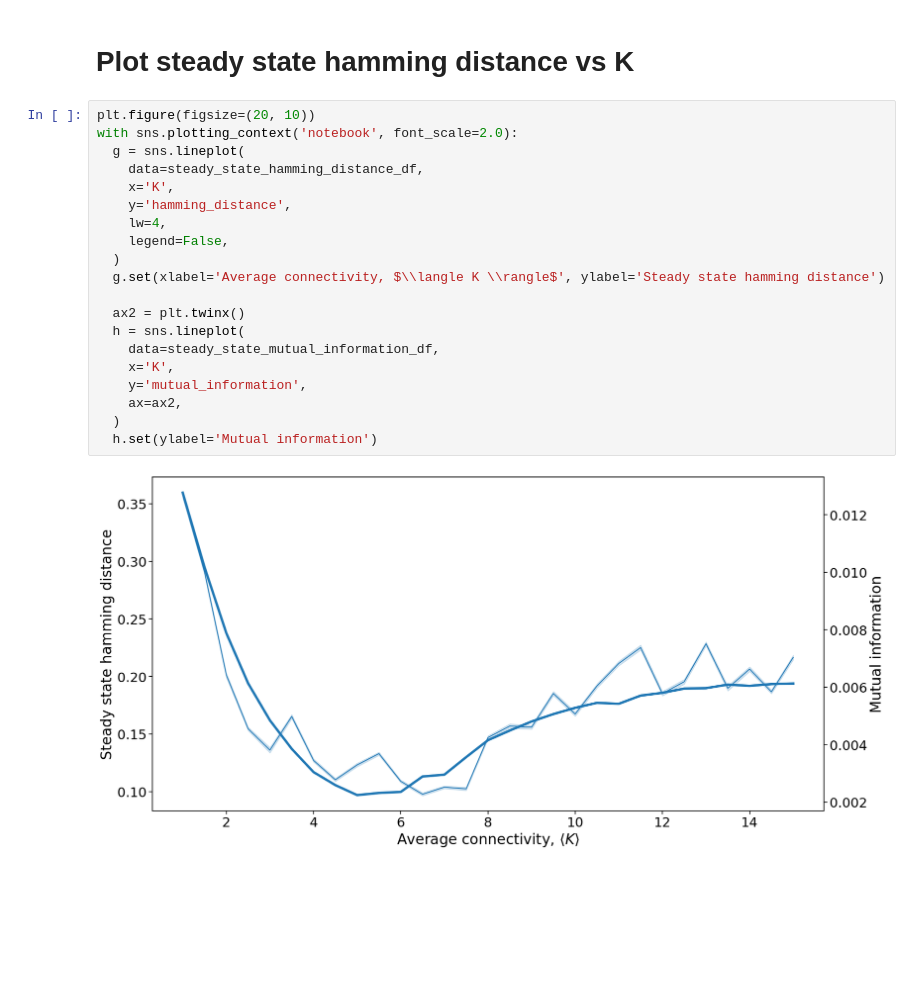
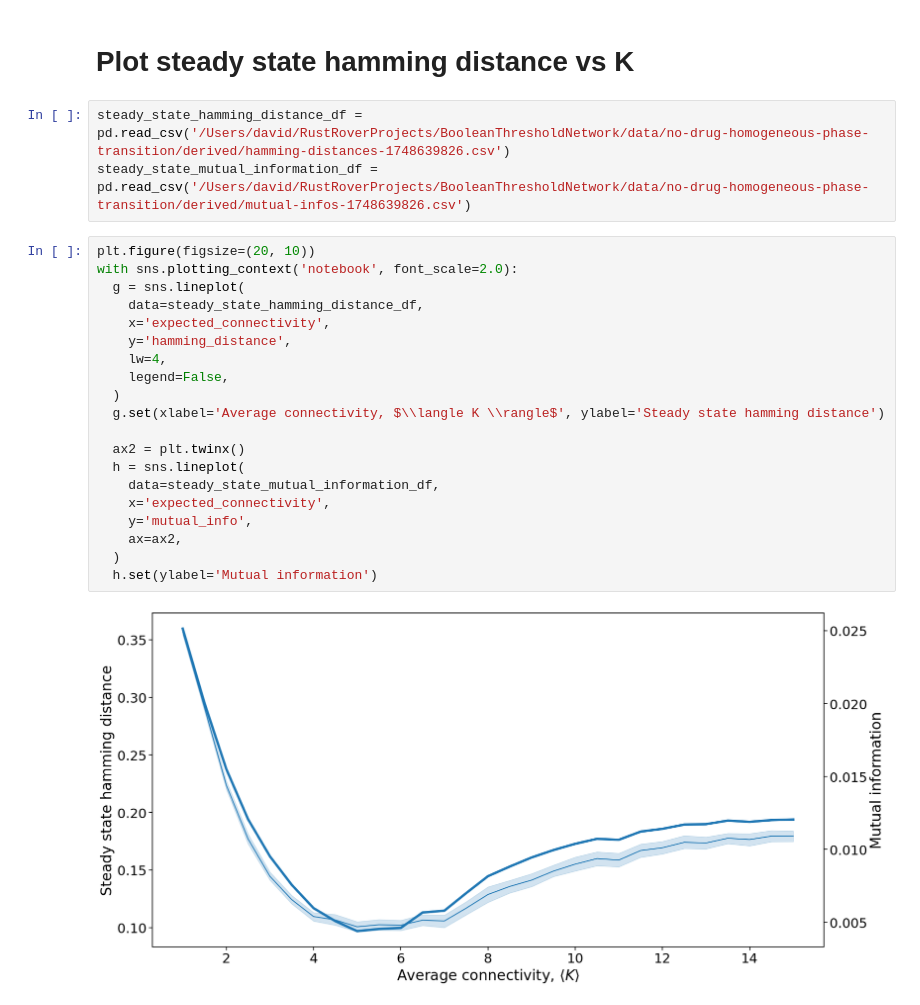
Before and after one commit to davidb2/boolean-threshold-network, a Jupyter notebook: notebooks/polished/no-drug-homogeneous-phase-transition.ipynb, the cells around one changed output. Saved outputs shown, nothing was run; the diff lists cells and outputs as text; blank space fills up the shorter version.

Commit message:
complete mutual info plot

```diff
--- a/notebooks/polished/no-drug-homogeneous-phase-transition.ipynb
+++ b/notebooks/polished/no-drug-homogeneous-phase-transition.ipynb
@@ -178,24 +178,27 @@ steady_state_mutual_information_df = pd.DataFrame(steady_state_mutual_informatio
 # %% [markdown]
 # Plot steady state hamming distance vs K
+# %%
+steady_state_hamming_distance_df = pd.read_csv('/Users/david/RustRoverProjects/BooleanThresholdNetwork/data/no-drug-homogeneous-phase-transition/derived/hamming-distances-1748639826.csv')
+steady_state_mutual_information_df = pd.read_csv('/Users/david/RustRoverProjects/BooleanThresholdNetwork/data/no-drug-homogeneous-phase-transition/derived/mutual-infos-1748639826.csv')
 # %%
 plt.figure(figsize=(20, 10))
 with sns.plotting_context('notebook', font_scale=2.0):
   g = sns.lineplot(
     data=steady_state_hamming_distance_df,
-    x='K',
+    x='expected_connectivity',
     y='hamming_distance',
     lw=4,
     legend=False,
   )
   g.set(xlabel='Average connectivity, $\\langle K \\rangle$', ylabel='Steady state hamming distance')
 
   ax2 = plt.twinx()
   h = sns.lineplot(
     data=steady_state_mutual_information_df,
-    x='K',
-    y='mutual_information',
+    x='expected_connectivity',
+    y='mutual_info',
     ax=ax2,
   )
   h.set(ylabel='Mutual information')
 # %% [output]
-[figure, old version]
+[figure, new version]
```
Also changed, not shown: parts of 2 cells of this notebook, 5 other files.
